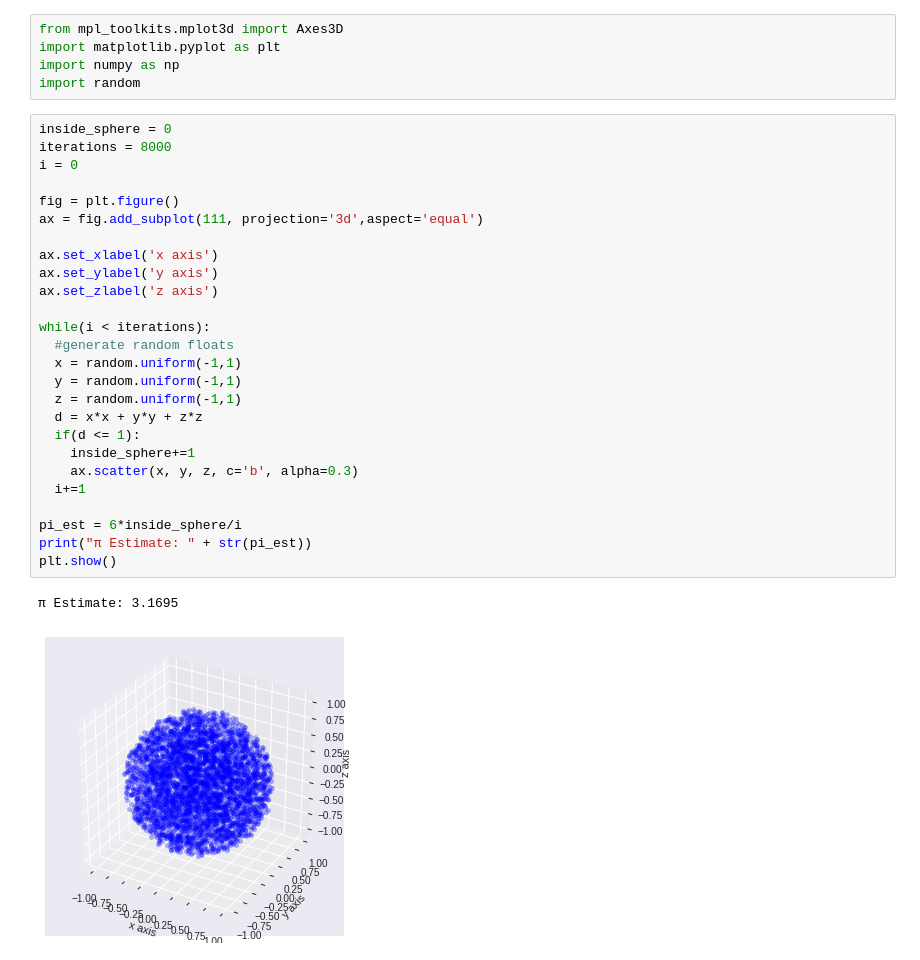
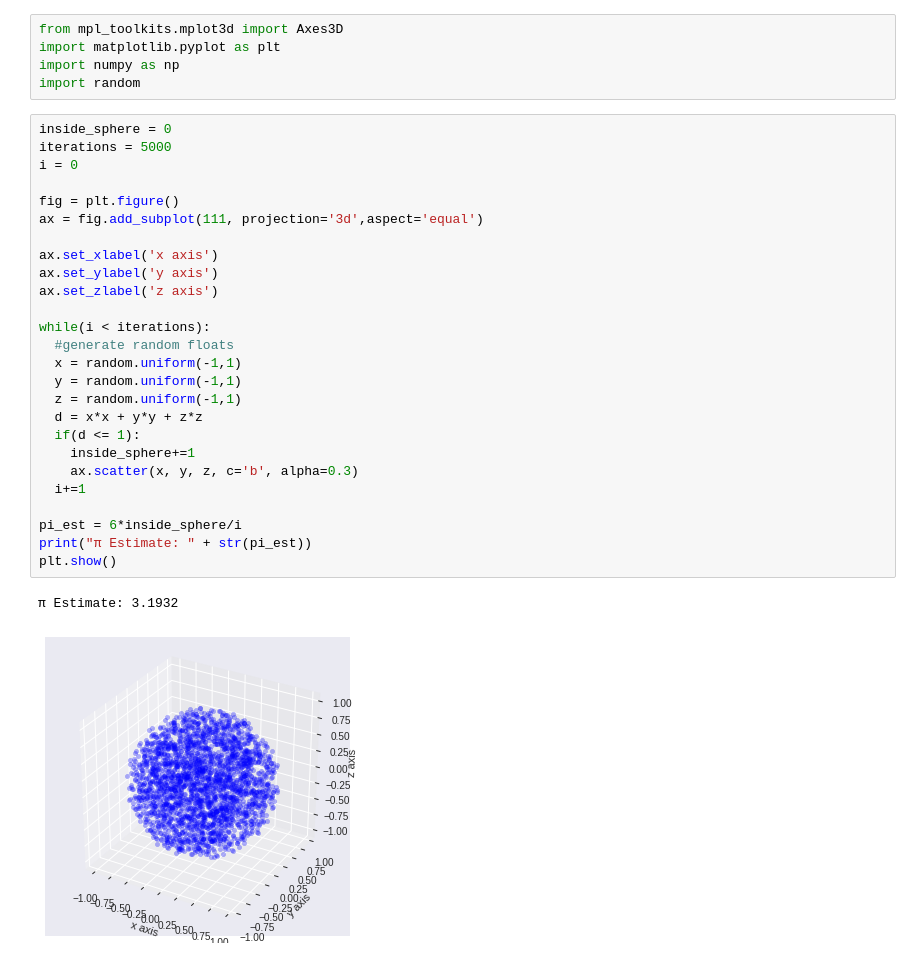
Before and after one commit to kaireylee/MiscPythonNotebooks, a Jupyter notebook: MonteCarloPi.ipynb, the cells around one changed output. Drawn from its saved outputs; the diff is of its cells as text.

Commit message:
reduced number of iterations for github display

```diff
--- a/MonteCarloPi.ipynb
+++ b/MonteCarloPi.ipynb
@@ -15,30 +15,30 @@ import numpy as np
 import random
 # %%
 inside_sphere = 0
-iterations = 8000
+iterations = 5000
 i = 0
 
 fig = plt.figure()
 ax = fig.add_subplot(111, projection='3d',aspect='equal')
 
 ax.set_xlabel('x axis')
 ax.set_ylabel('y axis')
 ax.set_zlabel('z axis')
 
 while(i < iterations):
   #generate random floats
   x = random.uniform(-1,1)
   y = random.uniform(-1,1)
   z = random.uniform(-1,1)
   d = x*x + y*y + z*z
   if(d <= 1):
     inside_sphere+=1
     ax.scatter(x, y, z, c='b', alpha=0.3)
   i+=1
 
 pi_est = 6*inside_sphere/i
 print("π Estimate: " + str(pi_est))
 plt.show()
 # %% [output]
-π Estimate: 3.1695
+π Estimate: 3.1932
-[figure, old version]
+[figure, new version]
```
